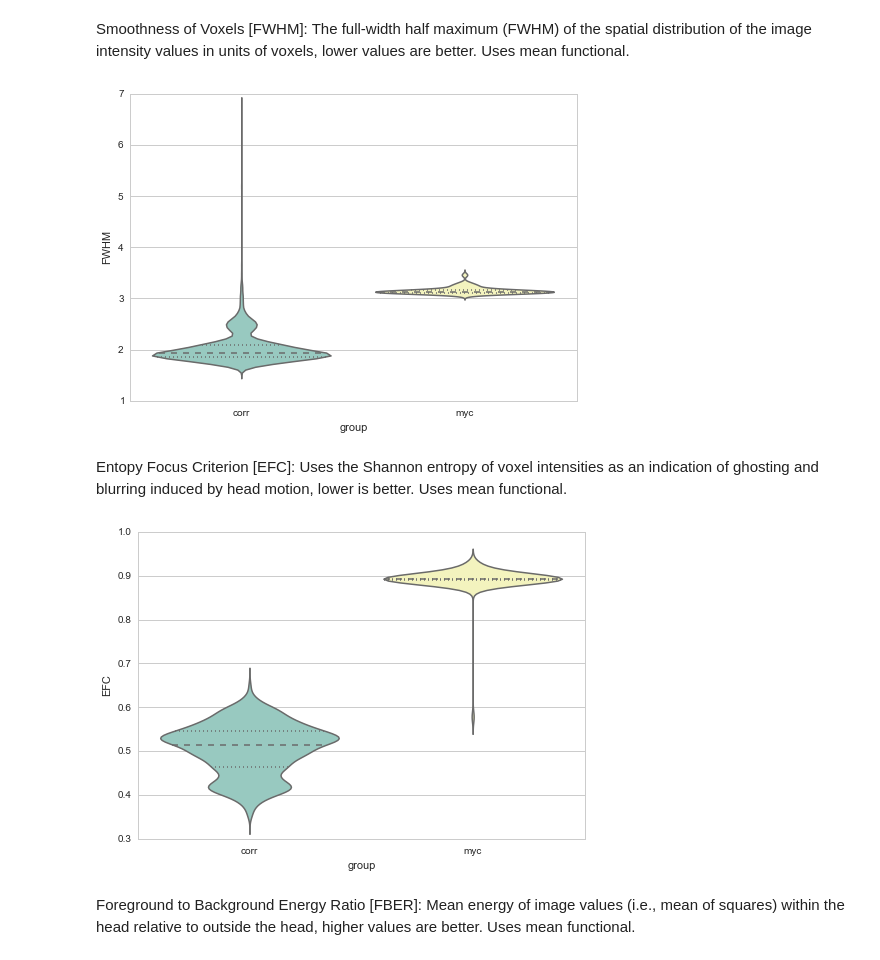
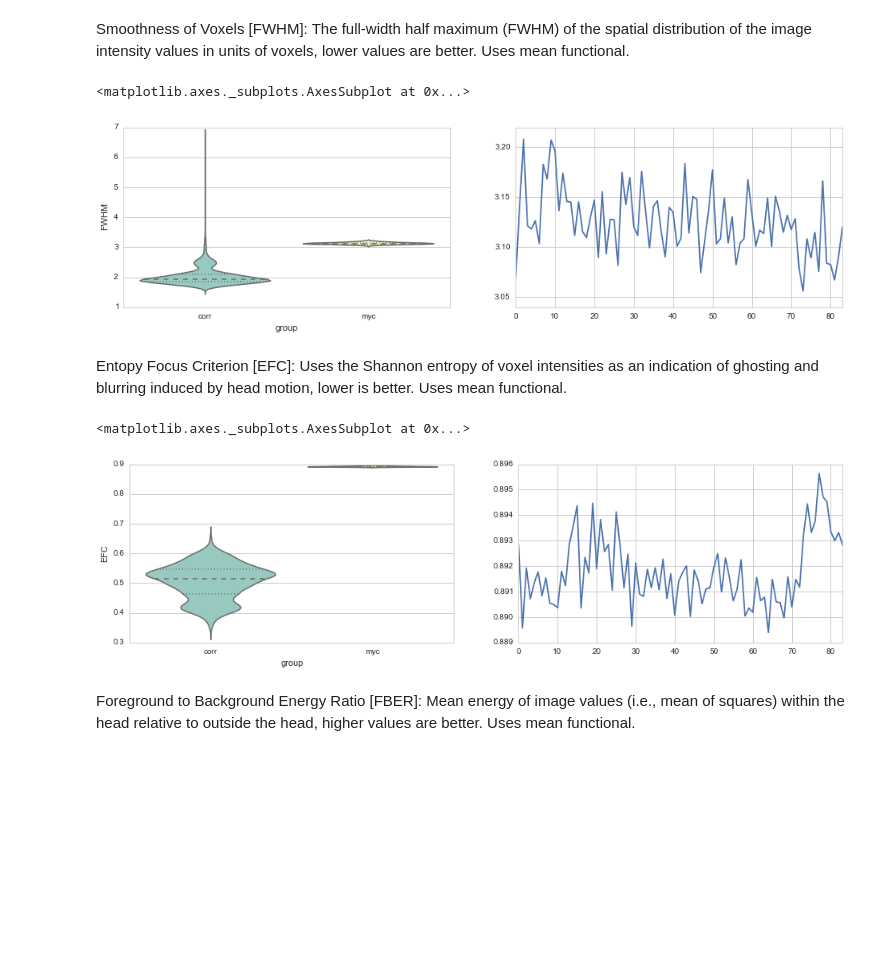
Before and after one commit to poldrack/myconnectome, a Jupyter notebook: quality_assurance/QA_summary_func.ipynb, the cells around one changed output. Drawn from its saved outputs; the diff is of its cells as text; code cells hidden in the pictures; blank space fills up the shorter version.

Commit message:
added timeseries plots, and filter by good sessions

```diff
--- a/quality_assurance/QA_summary_func.ipynb
+++ b/quality_assurance/QA_summary_func.ipynb
@@ -21,13 +21,16 @@ import matplotlib.pyplot as plt
 %matplotlib inline
 
 sns.set(style="whitegrid")
+figwidth=16
+figheight=4
 
 corr_func=pd.read_csv('corr_func.csv',dtype={'func_efc':numpy.float32})
 corr_func.drop([u'Unnamed: 0','subject', u'session', u'scan', u'site'],axis=1,inplace=True)
 qadatadir='/Users/poldrack/Dropbox/data/selftracking/QA'
 
-myc=pd.read_csv('myconnectome_func_qa.csv',dtype={'func_efc':numpy.float32})
+myc=pd.read_csv('myconnectome_func_qa_goodsubs.csv',dtype={'func_efc':numpy.float32})
 myc.drop([u'Unnamed: 0'],axis=1,inplace=True)
+drop_pilot=True
 # %%
 myc.describe()
 # %% [output]
@@ -63,24 +66,34 @@ Smoothness of Voxels [FWHM]:  The full-width half maximum (FWHM) of the spatial
 # %%
 
 
 data=pd.DataFrame(numpy.vstack((numpy.hstack((myc.func_fwhm,corr_func.func_fwhm)),grouping)).T,columns=['FWHM','group'])
+fig = plt.figure(figsize=(figwidth,figheight))
+ax1 = fig.add_subplot(121)
 sns.violinplot(data.FWHM,data.group, color="Set3",  inner="box")
 data.FWHM=data.FWHM.astype('float32')
 data.FWHM.groupby(grouping).mean()
 meandata=pd.DataFrame()
 meandata=meandata.append(data.FWHM.groupby(grouping).mean())
+fig.add_subplot(122)
+sns.tsplot(myc.func_fwhm)
 # %% [output]
+<matplotlib.axes._subplots.AxesSubplot at 0x...>
-[figure, old version]
+[figure, new version]
 # %% [markdown]
 Entopy Focus Criterion [EFC]: Uses the Shannon entropy of voxel intensities as an indication of ghosting and blurring induced by head motion, lower is better. Uses mean functional.
 # %%
 data=pd.DataFrame(numpy.vstack((numpy.hstack((myc.func_efc,corr_func.func_efc)),grouping)).T,columns=['EFC','group'])
+fig = plt.figure(figsize=(figwidth,figheight))
+ax1 = fig.add_subplot(121)
 sns.violinplot(data.EFC,data.group, color="Set3",  inner="box")
 data.EFC=data.EFC.astype('float32')
 data.EFC.groupby(grouping).mean()
 meandata=meandata.append(data.EFC.groupby(grouping).mean())
+fig.add_subplot(122)
+sns.tsplot(myc.func_efc)
 # %% [output]
+<matplotlib.axes._subplots.AxesSubplot at 0x...>
-[figure, old version]
+[figure, new version]
 # %% [markdown]
 Foreground to Background Energy Ratio [FBER]: Mean energy of image values (i.e., mean of squares) within the head relative to outside the head, higher values are better. Uses mean functional.
 # %%
```
Also changed, not shown: parts of 6 cells of this notebook.
